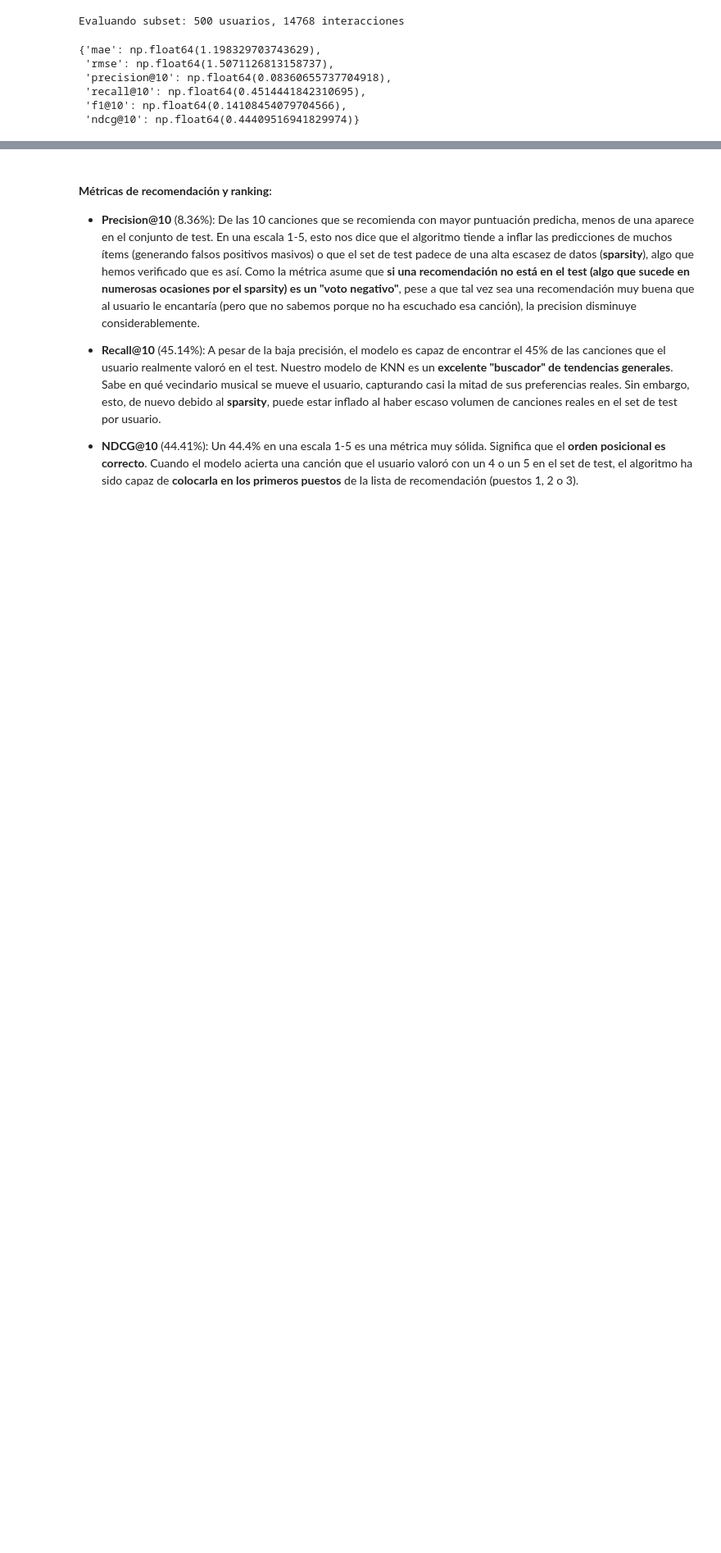
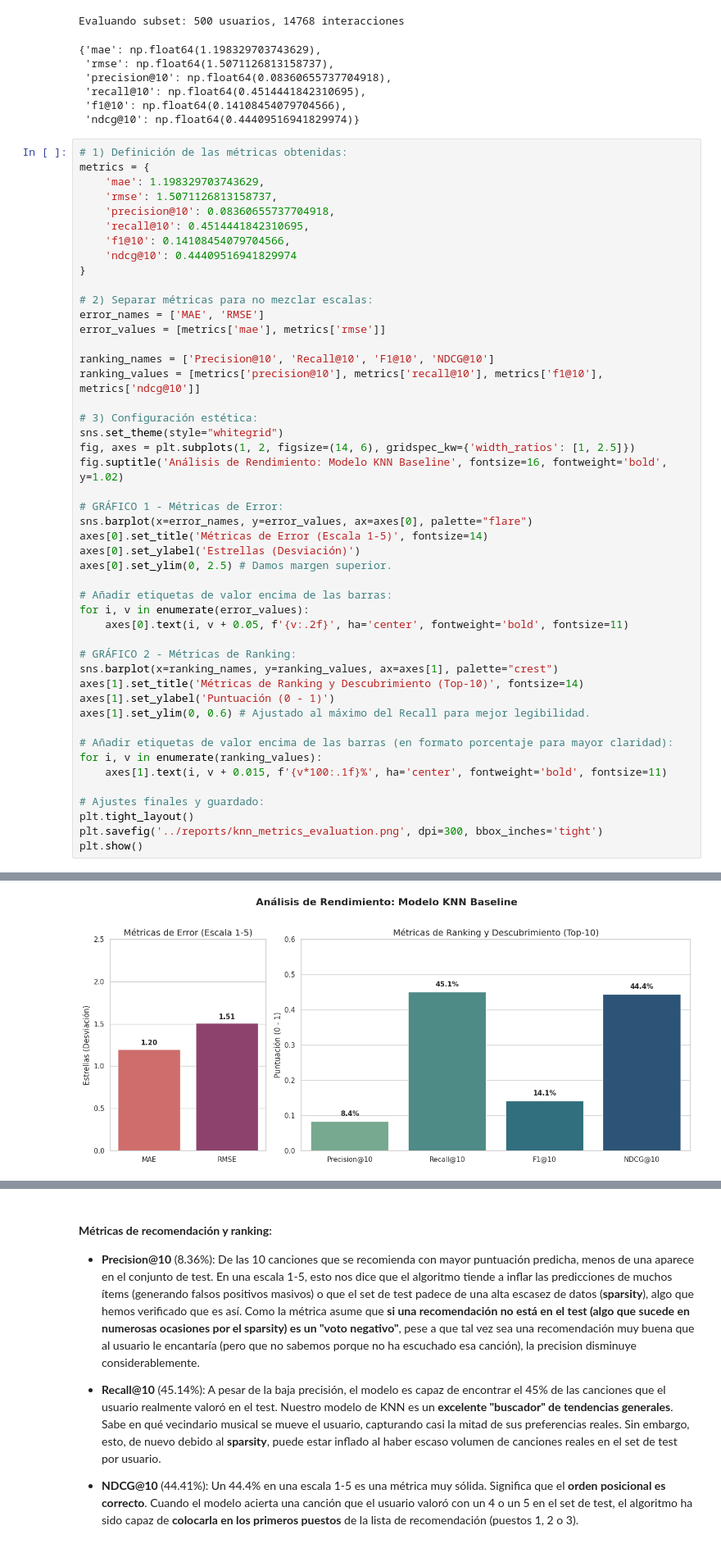
Before and after one commit to Martin-Kugler/music-recommender-system, a Jupyter notebook: notebooks/analysis.ipynb, the cells around one changed output, grey strips where cells are left out. Shown at 82% size. Cells and saved outputs as stored; diff of their text form; blank space fills up the shorter version.

Commit message:
Análisis gráfico de las métricas de KNN, guardado en reports.

```diff
--- a/notebooks/analysis.ipynb
+++ b/notebooks/analysis.ipynb
@@ -32,3 +35,51 @@ Evaluando subset: 500 usuarios, 14768 interacciones
  'recall@10': np.float64(0.4514441842310695),
  'f1@10': np.float64(0.14108454079704566),
  'ndcg@10': np.float64(0.44409516941829974)}
+# %%
+# 1) Definición de las métricas obtenidas:
+metrics = {
+    'mae': 1.198329703743629,
+    'rmse': 1.5071126813158737,
+    'precision@10': 0.08360655737704918,
+    'recall@10': 0.4514441842310695,
+    'f1@10': 0.14108454079704566,
+    'ndcg@10': 0.44409516941829974
+}
+
+# 2) Separar métricas para no mezclar escalas:
+error_names = ['MAE', 'RMSE']
+error_values = [metrics['mae'], metrics['rmse']]
+
+ranking_names = ['Precision@10', 'Recall@10', 'F1@10', 'NDCG@10']
+ranking_values = [metrics['precision@10'], metrics['recall@10'], metrics['f1@10'], metrics['ndcg@10']]
+
+# 3) Configuración estética:
+sns.set_theme(style="whitegrid")
+fig, axes = plt.subplots(1, 2, figsize=(14, 6), gridspec_kw={'width_ratios': [1, 2.5]})
+fig.suptitle('Análisis de Rendimiento: Modelo KNN Baseline', fontsize=16, fontweight='bold', y=1.02)
+
+# GRÁFICO 1 - Métricas de Error:
+sns.barplot(x=error_names, y=error_values, ax=axes[0], palette="flare")
+axes[0].set_title('Métricas de Error (Escala 1-5)', fontsize=14)
+axes[0].set_ylabel('Estrellas (Desviación)')
+axes[0].set_ylim(0, 2.5) # Damos margen superior.
+
+# Añadir etiquetas de valor encima de las barras:
+for i, v in enumerate(error_values):
+    axes[0].text(i, v + 0.05, f'{v:.2f}', ha='center', fontweight='bold', fontsize=11)
+
+# GRÁFICO 2 - Métricas de Ranking:
+sns.barplot(x=ranking_names, y=ranking_values, ax=axes[1], palette="crest")
+axes[1].set_title('Métricas de Ranking y Descubrimiento (Top-10)', fontsize=14)
+axes[1].set_ylabel('Puntuación (0 - 1)')
+axes[1].set_ylim(0, 0.6) # Ajustado al máximo del Recall para mejor legibilidad.
+
+# Añadir etiquetas de valor encima de las barras (en formato porcentaje para mayor claridad):
+for i, v in enumerate(ranking_values):
+    axes[1].text(i, v + 0.015, f'{v*100:.1f}%', ha='center', fontweight='bold', fontsize=11)
+
+# Ajustes finales y guardado:
+plt.tight_layout()
+plt.savefig('../reports/knn_metrics_evaluation.png', dpi=300, bbox_inches='tight')
+plt.show()
+# %% [output]
@@ -35,3 +93,4 @@ Evaluando subset: 500 usuarios, 14768 interacciones
+[figure, added]
 # %% [markdown]
 #### **Métricas de error**:
 Al medir el error en una escala acotada de 1 a 5, podemos evaluar la desviación de forma absoluta sobre el rango del
```
Also changed, not shown: parts of 3 cells of this notebook, 1 other file.
